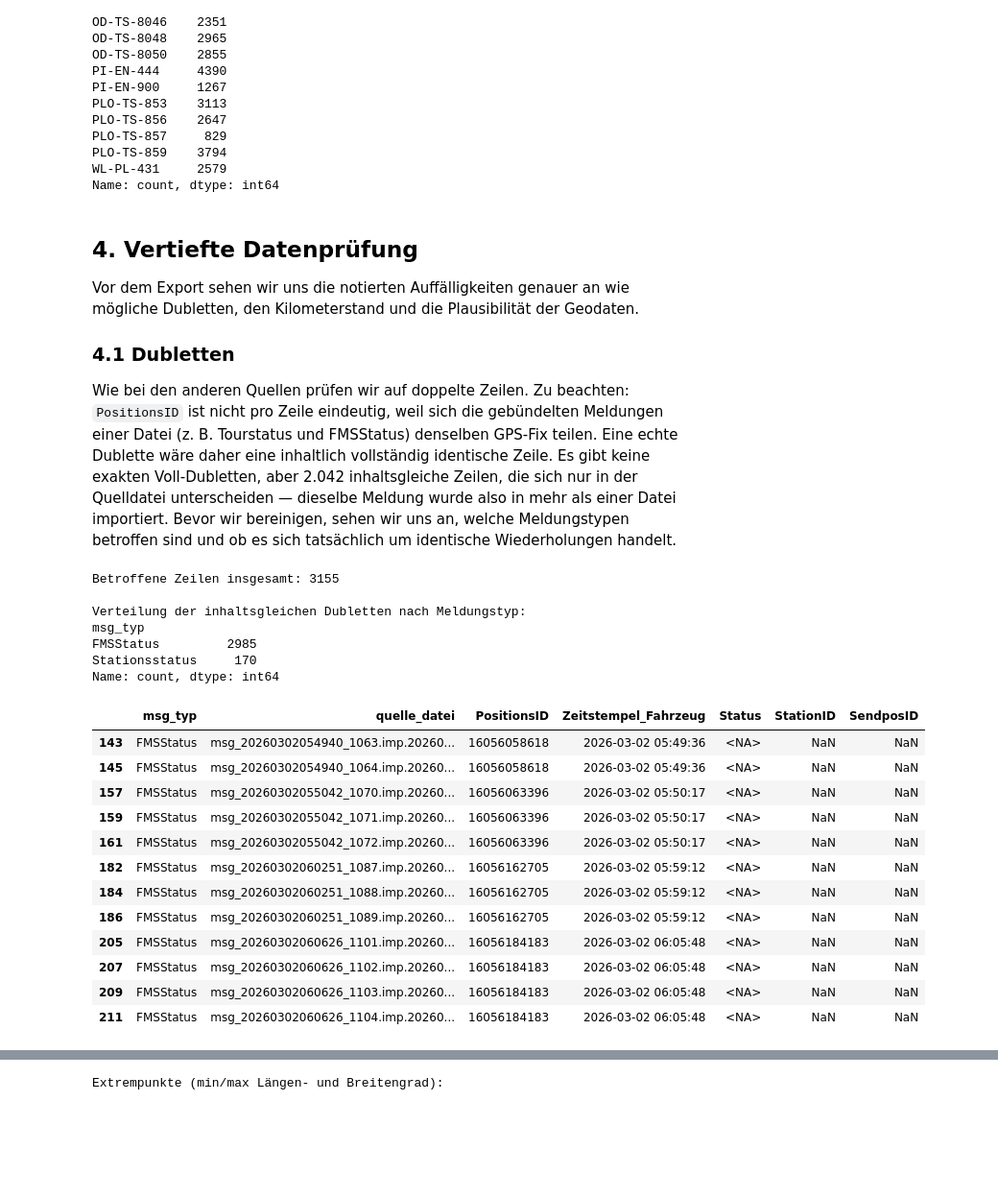
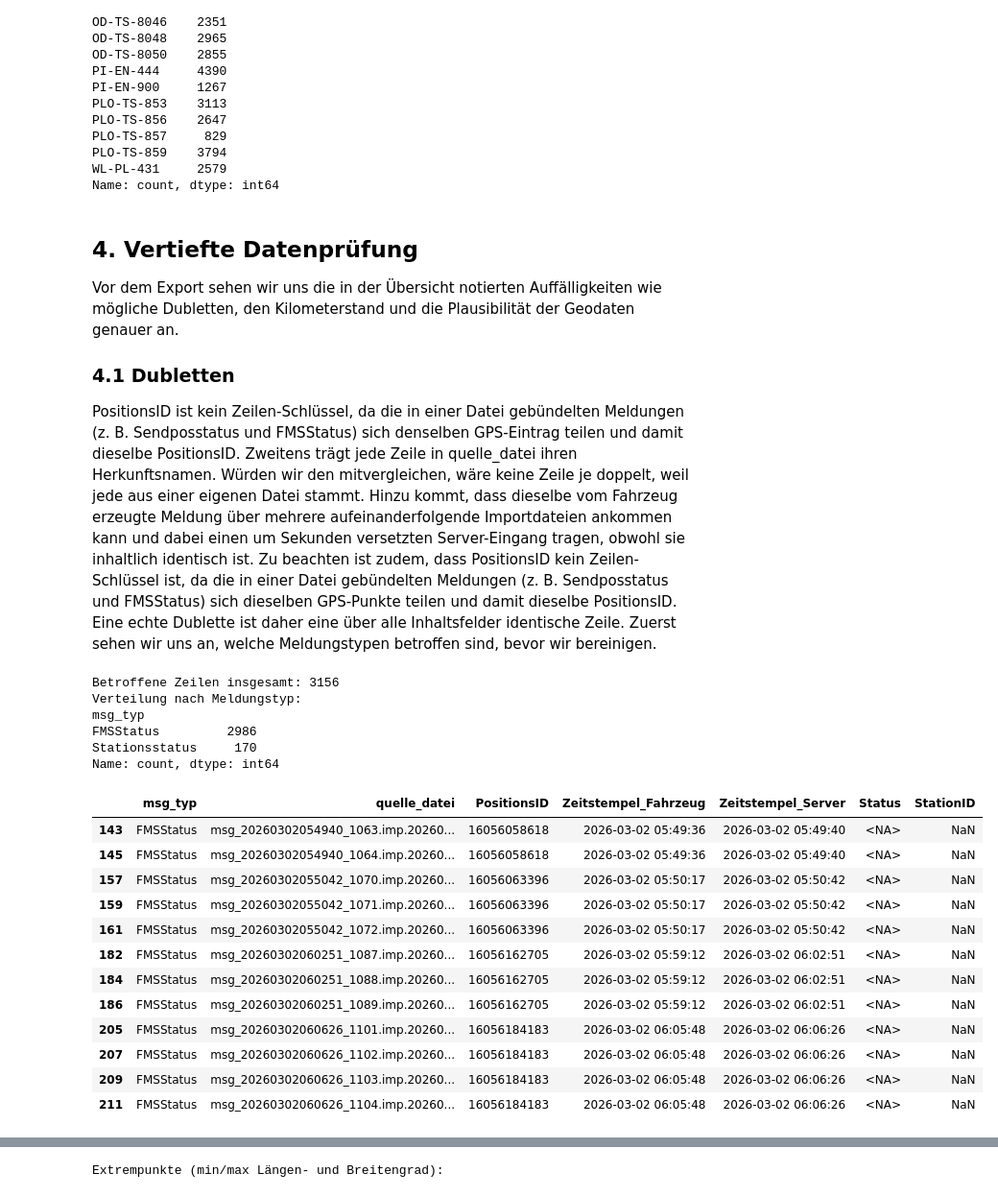
Before and after one commit to junguy01/transport_optimization, a Jupyter notebook: NurDerHSV_Ist_PRC.ipynb, the cells around one changed output, grey strips where cells are left out. Shown at 96% size. Saved outputs shown, nothing was run; the diff lists cells and outputs as text; code cells hidden in the pictures; blank space fills up the shorter version.

```diff
--- a/NurDerHSV_Ist_PRC.ipynb
+++ b/NurDerHSV_Ist_PRC.ipynb
@@ -331,25 +363,20 @@ Die Prüfung zeigt 13 Kennungen, darunter wieder `Mafi` mit 1.665 Meldungen. Wie
 # %%
-import re
-
 def normalisiere_kennzeichen(wert):
-    """Vereinheitlicht Fahrzeugkennungen: Großschreibung, Umlaute aufgelöst,
-    Buchstaben-/Zifferngruppen mit Bindestrich getrennt (wie in Soll und EMR)."""
+    """Vereinheitlicht Fahrzeugkennungen wie in Soll und EMR: Großschreibung,
+    Umlaute aufgelöst, Buchstaben-/Zifferngruppen mit Bindestrich getrennt."""
     if pd.isna(wert):
         return pd.NA
     wert = str(wert).upper().strip()
     wert = wert.replace("Ä", "A").replace("Ö", "O").replace("Ü", "U").replace("ß", "SS")
     return "-".join(re.findall(r"[A-Z]+|[0-9]+", wert))
 
-
-# Mafi-Fahrzeug entfernen (wie in Soll und EMR, Vorgabe von Frank)
+# Mafi entfernen
 vorher = len(prc)
 prc = prc[prc["FahrzeugID"] != "Mafi"].copy()
 print(f"Mafi-Zeilen entfernt: {vorher - len(prc)}")
 
-# Kennzeichen normalisieren + bestätigten Alias anwenden
+# Normalisieren + Alias TS859 -> PLO-TS-859
 prc["FahrzeugID"] = prc["FahrzeugID"].apply(normalisiere_kennzeichen).replace({"TS-859": "PLO-TS-859"})
-
-# Auf gemeinsamen Spaltennamen bringen
 prc = prc.rename(columns={"FahrzeugID": "LKW_KENNZ"})
 
 print(f"Zeilen jetzt: {len(prc)}")
@@ -375,42 +402,41 @@ WL-PL-431     2579
 Name: count, dtype: int64
 # %% [markdown]
 ## 4. Vertiefte Datenprüfung
-Vor dem Export sehen wir uns die notierten Auffälligkeiten genauer an wie mögliche Dubletten, den Kilometerstand und die Plausibilität der Geodaten.
+
+Vor dem Export sehen wir uns die in der Übersicht notierten Auffälligkeiten wie mögliche Dubletten, den Kilometerstand und die Plausibilität der Geodaten genauer an.
 
 ### 4.1 Dubletten
-Wie bei den anderen Quellen prüfen wir auf doppelte Zeilen. Zu beachten: `PositionsID` ist nicht pro Zeile eindeutig, weil sich die gebündelten Meldungen einer Datei (z. B. Tourstatus und FMSStatus) denselben GPS-Fix teilen. Eine echte Dublette wäre daher eine inhaltlich vollständig identische Zeile. Es gibt keine exakten Voll-Dubletten, aber 2.042 inhaltsgleiche Zeilen, die sich nur in der Quelldatei unterscheiden — dieselbe Meldung wurde also in mehr als einer Datei importiert. Bevor wir bereinigen, sehen wir uns an, welche Meldungstypen betroffen sind und ob es sich tatsächlich um identische Wiederholungen handelt.
+
+PositionsID ist kein Zeilen-Schlüssel, da die in einer Datei gebündelten Meldungen (z. B. Sendposstatus und FMSStatus) sich denselben GPS-Eintrag teilen und damit dieselbe PositionsID. Zweitens trägt jede Zeile in quelle_datei ihren Herkunftsnamen. Würden wir den mitvergleichen, wäre keine Zeile je doppelt, weil jede aus einer eigenen Datei stammt. Hinzu kommt, dass dieselbe vom Fahrzeug erzeugte Meldung über mehrere aufeinanderfolgende Importdateien ankommen kann und dabei einen um Sekunden versetzten Server-Eingang tragen, obwohl sie inhaltlich identisch ist. Zu beachten ist zudem, dass PositionsID kein Zeilen-Schlüssel ist, da die in einer Datei gebündelten Meldungen (z. B. Sendposstatus und FMSStatus) sich dieselben GPS-Punkte teilen und damit dieselbe PositionsID. Eine echte Dublette ist daher eine über alle Inhaltsfelder identische Zeile. Zuerst sehen wir uns an, welche Meldungstypen betroffen sind, bevor wir bereinigen.
 # %%
-inhalt_cols = [c for c in prc.columns if c != "quelle_datei"]
+inhalt_cols = [c for c in prc.columns if c not in ["quelle_datei", "Zeitstempel_Server"]]
 
 dubletten = (prc[prc.duplicated(subset=inhalt_cols, keep=False)]
              .sort_values(["PositionsID", "msg_typ", "quelle_datei"]))
 
 print("Betroffene Zeilen insgesamt:", len(dubletten))
-print()
-print("Verteilung der inhaltsgleichen Dubletten nach Meldungstyp:")
+print("Verteilung nach Meldungstyp:")
 print(dubletten["msg_typ"].value_counts(dropna=False))
-print()
 display(dubletten[["msg_typ", "quelle_datei", "PositionsID", "Zeitstempel_Fahrzeug",
-                   "Status", "StationID", "SendposID"]].head(12))
+                   "Zeitstempel_Server", "Status", "StationID"]].head(12))
 # %% [output]
-Betroffene Zeilen insgesamt: 3155
-
-Verteilung der inhaltsgleichen Dubletten nach Meldungstyp:
+Betroffene Zeilen insgesamt: 3156
+Verteilung nach Meldungstyp:
 msg_typ
-FMSStatus         2985
+FMSStatus         2986
 Stationsstatus     170
 Name: count, dtype: int64
-|  | msg_typ | quelle_datei | PositionsID | Zeitstempel_Fahrzeug | Status | StationID | SendposID |
-| 143 | FMSStatus | msg_20260302054940_1063.imp.20260... | 16056058618 | 2026-03-02 05:49:36 | <NA> | NaN | NaN |
-| 145 | FMSStatus | msg_20260302054940_1064.imp.20260... | 16056058618 | 2026-03-02 05:49:36 | <NA> | NaN | NaN |
-| 157 | FMSStatus | msg_20260302055042_1070.imp.20260... | 16056063396 | 2026-03-02 05:50:17 | <NA> | NaN | NaN |
-| 159 | FMSStatus | msg_20260302055042_1071.imp.20260... | 16056063396 | 2026-03-02 05:50:17 | <NA> | NaN | NaN |
-| 161 | FMSStatus | msg_20260302055042_1072.imp.20260... | 16056063396 | 2026-03-02 05:50:17 | <NA> | NaN | NaN |
-| 182 | FMSStatus | msg_20260302060251_1087.imp.20260... | 16056162705 | 2026-03-02 05:59:12 | <NA> | NaN | NaN |
-| 184 | FMSStatus | msg_20260302060251_1088.imp.20260... | 16056162705 | 2026-03-02 05:59:12 | <NA> | NaN | NaN |
-| 186 | FMSStatus | msg_20260302060251_1089.imp.20260... | 16056162705 | 2026-03-02 05:59:12 | <NA> | NaN | NaN |
-| 205 | FMSStatus | msg_20260302060626_1101.imp.20260... | 16056184183 | 2026-03-02 06:05:48 | <NA> | NaN | NaN |
-| 207 | FMSStatus | msg_20260302060626_1102.imp.20260... | 16056184183 | 2026-03-02 06:05:48 | <NA> | NaN | NaN |
-| 209 | FMSStatus | msg_20260302060626_1103.imp.20260... | 16056184183 | 2026-03-02 06:05:48 | <NA> | NaN | NaN |
-| 211 | FMSStatus | msg_20260302060626_1104.imp.20260... | 16056184183 | 2026-03-02 06:05:48 | <NA> | NaN | NaN |
+|  | msg_typ | quelle_datei | PositionsID | Zeitstempel_Fahrzeug | Zeitstempel_Server | Status | StationID |
+| 143 | FMSStatus | msg_20260302054940_1063.imp.20260... | 16056058618 | 2026-03-02 05:49:36 | 2026-03-02 05:49:40 | <NA> | NaN |
+| 145 | FMSStatus | msg_20260302054940_1064.imp.20260... | 16056058618 | 2026-03-02 05:49:36 | 2026-03-02 05:49:40 | <NA> | NaN |
+| 157 | FMSStatus | msg_20260302055042_1070.imp.20260... | 16056063396 | 2026-03-02 05:50:17 | 2026-03-02 05:50:42 | <NA> | NaN |
+| 159 | FMSStatus | msg_20260302055042_1071.imp.20260... | 16056063396 | 2026-03-02 05:50:17 | 2026-03-02 05:50:42 | <NA> | NaN |
+| 161 | FMSStatus | msg_20260302055042_1072.imp.20260... | 16056063396 | 2026-03-02 05:50:17 | 2026-03-02 05:50:42 | <NA> | NaN |
+| 182 | FMSStatus | msg_20260302060251_1087.imp.20260... | 16056162705 | 2026-03-02 05:59:12 | 2026-03-02 06:02:51 | <NA> | NaN |
+| 184 | FMSStatus | msg_20260302060251_1088.imp.20260... | 16056162705 | 2026-03-02 05:59:12 | 2026-03-02 06:02:51 | <NA> | NaN |
+| 186 | FMSStatus | msg_20260302060251_1089.imp.20260... | 16056162705 | 2026-03-02 05:59:12 | 2026-03-02 06:02:51 | <NA> | NaN |
+| 205 | FMSStatus | msg_20260302060626_1101.imp.20260... | 16056184183 | 2026-03-02 06:05:48 | 2026-03-02 06:06:26 | <NA> | NaN |
+| 207 | FMSStatus | msg_20260302060626_1102.imp.20260... | 16056184183 | 2026-03-02 06:05:48 | 2026-03-02 06:06:26 | <NA> | NaN |
+| 209 | FMSStatus | msg_20260302060626_1103.imp.20260... | 16056184183 | 2026-03-02 06:05:48 | 2026-03-02 06:06:26 | <NA> | NaN |
+| 211 | FMSStatus | msg_20260302060626_1104.imp.20260... | 16056184183 | 2026-03-02 06:05:48 | 2026-03-02 06:06:26 | <NA> | NaN |
 # %% [markdown]
```
Also changed, not shown: parts of 40 cells of this notebook.
